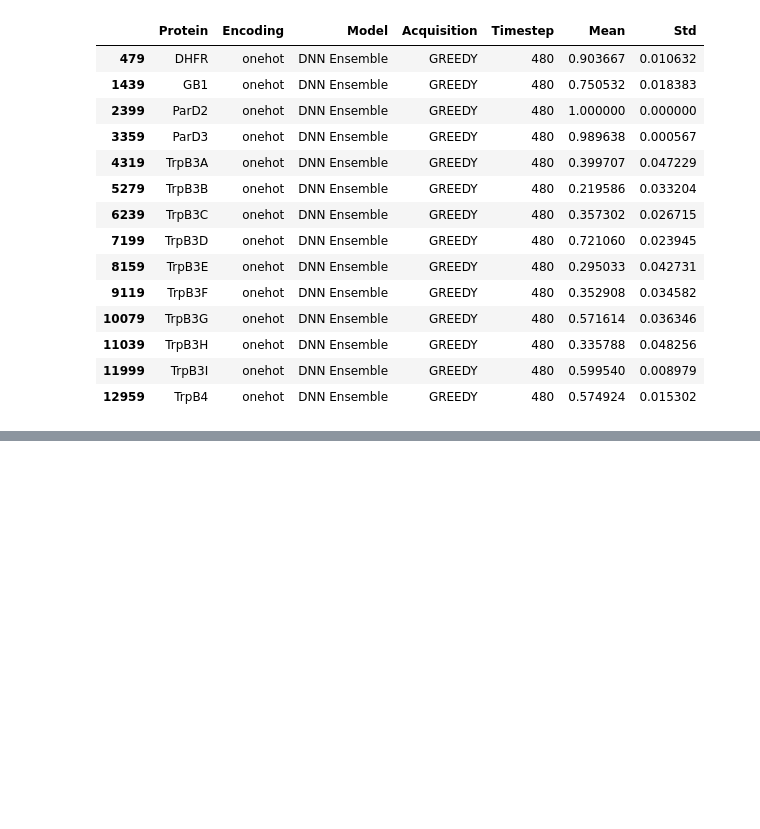
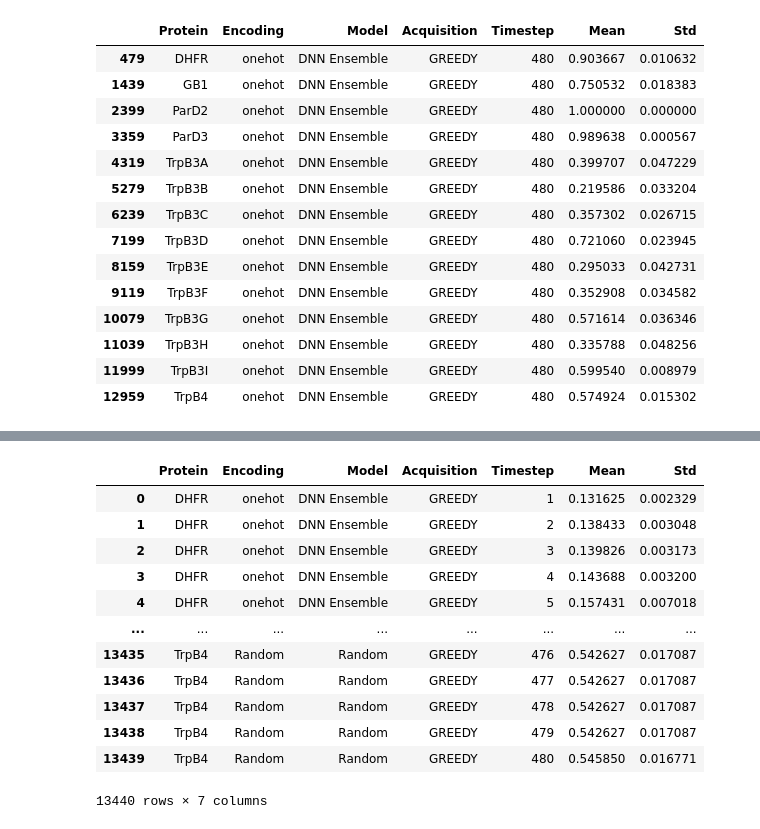
Before and after one commit to fhalab/alde4ssmula, a Jupyter notebook: analysis/tabulate_results.ipynb, the cells around one changed output, grey strips where cells are left out. Saved outputs shown, nothing was run; the diff lists cells and outputs as text; code cells hidden in the pictures; blank space fills up the shorter version.

```diff
--- a/analysis/tabulate_results.ipynb
+++ b/analysis/tabulate_results.ipynb
@@ -249,0 +301,24 @@ df[(df["Encoding"] == "onehot") & (df["Timestep"] == 480)]
+# %%
+#clean up the results and save
+df2 = df2.drop_duplicates(subset=['Protein', 'Encoding', 'Model', 'Acquisition', 'Timestep'], keep='first')
+df2['Model'] = df2['Model'].replace('BOOSTING_ENSEMBLE', 'Boosting Ensemble')
+df2['Model'] = df2['Model'].replace('GP_BOTORCH', 'GP')
+df2['Model'] = df2['Model'].replace('DNN_ENSEMBLE', 'DNN Ensemble')
+df2['Model'] = df2['Model'].replace('DKL_BOTORCH', 'DKL')
+df2['Acquisition'] = df2['Acquisition'].replace('Random', 'GREEDY')
+df2.to_csv('results/96+96+384/all_results.csv', index=False)
+df2
+# %% [output]
+|  | Protein | Encoding | Model | Acquisition | Timestep | Mean | Std |
+| 0 | DHFR | onehot | DNN Ensemble | GREEDY | 1 | 0.131625 | 0.002329 |
+| 1 | DHFR | onehot | DNN Ensemble | GREEDY | 2 | 0.138433 | 0.003048 |
+| 2 | DHFR | onehot | DNN Ensemble | GREEDY | 3 | 0.139826 | 0.003173 |
+| 3 | DHFR | onehot | DNN Ensemble | GREEDY | 4 | 0.143688 | 0.003200 |
+| 4 | DHFR | onehot | DNN Ensemble | GREEDY | 5 | 0.157431 | 0.007018 |
+| ... | ... | ... | ... | ... | ... | ... | ... |
+| 13435 | TrpB4 | Random | Random | GREEDY | 476 | 0.542627 | 0.017087 |
+| 13436 | TrpB4 | Random | Random | GREEDY | 477 | 0.542627 | 0.017087 |
+| 13437 | TrpB4 | Random | Random | GREEDY | 478 | 0.542627 | 0.017087 |
+| 13438 | TrpB4 | Random | Random | GREEDY | 479 | 0.542627 | 0.017087 |
+| 13439 | TrpB4 | Random | Random | GREEDY | 480 | 0.545850 | 0.016771 |
+13440 rows × 7 columns
```
Also changed, not shown: parts of 7 cells of this notebook, 3 other files.
